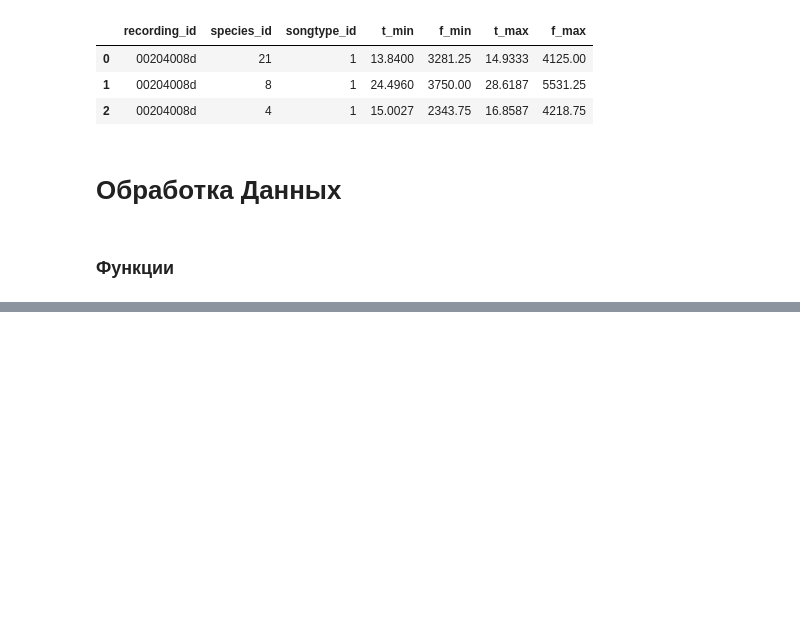
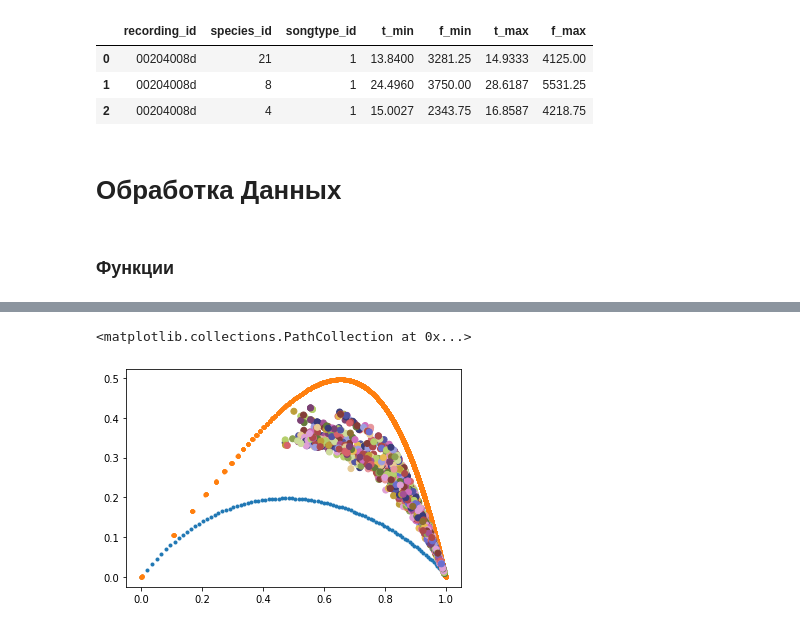
Before and after one commit to AndreyKuratov/project_mldm_21, a Jupyter notebook: MLDM_proj_1_EntropyComplexity.ipynb, the cells around one changed output, grey strips where cells are left out. Drawn from its saved outputs; the diff is of its cells as text; code cells hidden in the pictures; blank space fills up the shorter version.

```diff
--- a/MLDM_proj_1_EntropyComplexity.ipynb
+++ b/MLDM_proj_1_EntropyComplexity.ipynb
@@ -214,0 +221,10 @@ plt.scatter(result_pd_df['H'],result_pd_df['C'],c=result_pd_df['color'].values,c
+# %%
+C_min = ordpy.minimum_complexity_entropy(dx=ordpy_dim, dy=1, size=100)
+C_max = ordpy.maximum_complexity_entropy(dx=ordpy_dim, dy=1, m=10,)
+
+plt.scatter(C_min[:,0],C_min[:,1],label='$C_{min}$',marker='.')
+plt.scatter(C_max[:,0],C_max[:,1],label='$C_{max}$',marker='.')
+plt.scatter(result_pd_df['H'],result_pd_df['C'],c=result_pd_df['color'].values,cmap='tab20b')
+# %% [output]
+<matplotlib.collections.PathCollection at 0x...>
+[figure, added]
```
Also changed, not shown: parts of 9 cells of this notebook.
